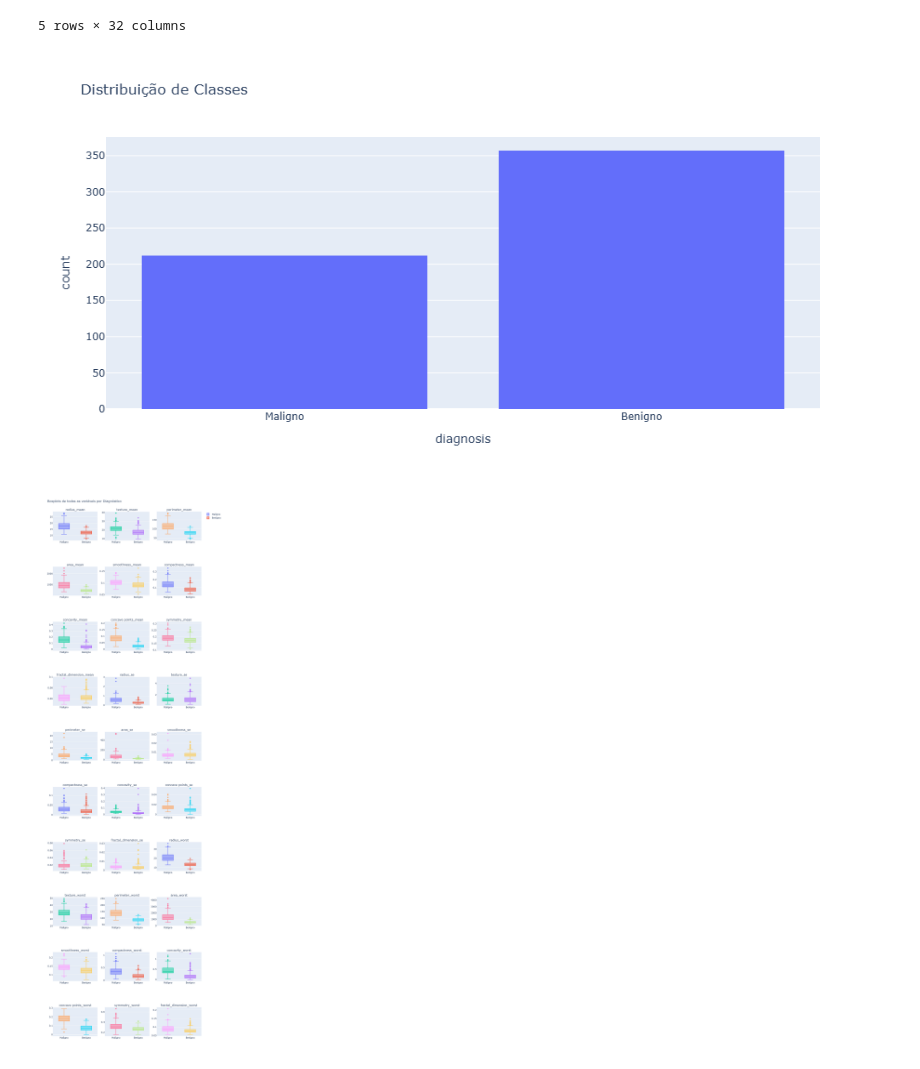
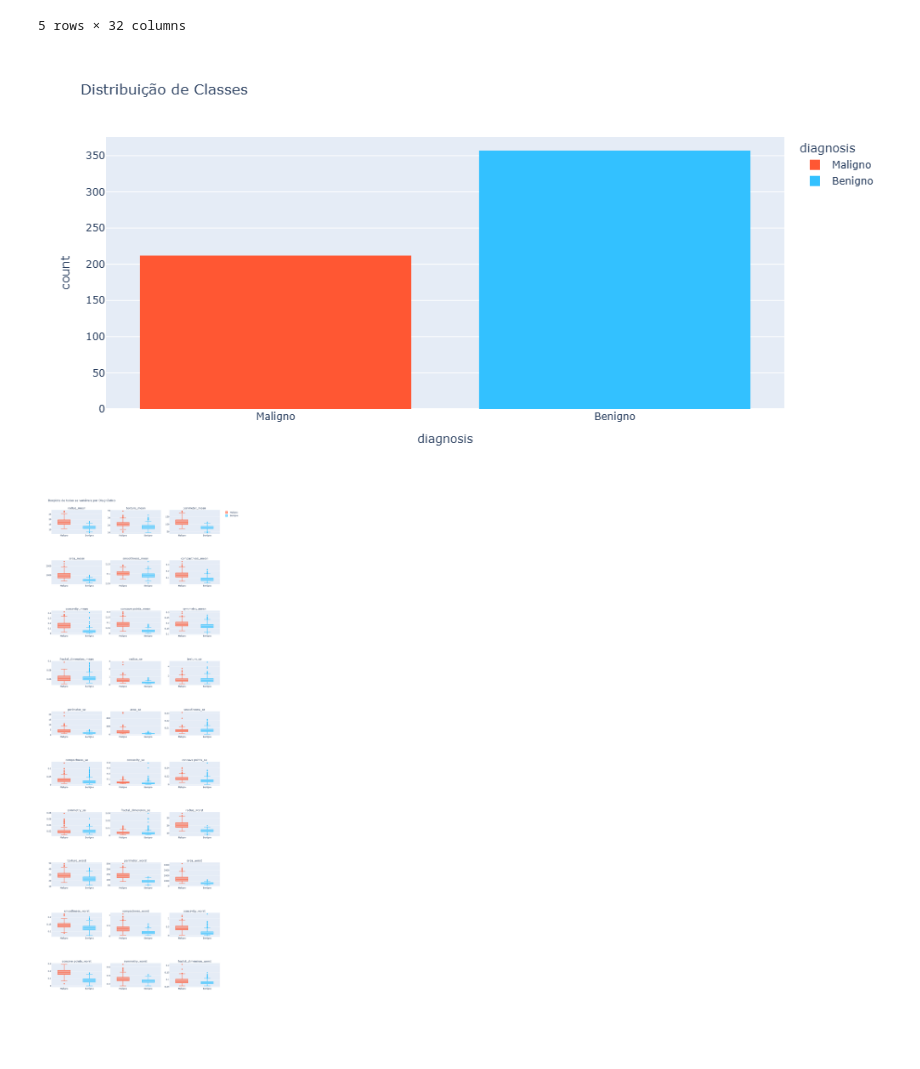
Before and after one commit to KauaHenSilva/trabalho_topicos_5, a Jupyter notebook: main.ipynb, the cells around one changed output. Saved outputs shown, nothing was run; the diff lists cells and outputs as text; code cells hidden in the pictures.

```diff
--- a/main.ipynb
+++ b/main.ipynb
@@ -53,43 +39,44 @@ df_dataset.head()
 | 3 | 84348301 | Maligno | 11.42 | 20.38 | 77.58 | 386.1 | 0.14250 | ... |
 | 4 | 84358402 | Maligno | 20.29 | 14.34 | 135.10 | 1297.0 | 0.10030 | ... |
 5 rows × 32 columns
+# %%
+n_cols = 3
+width_graph = 1200
+n_rows = (len(df_dataset.columns) + n_cols - 1) // n_cols
+color_maligono = '#FF5733'
+color_benigno = '#33C1FF'
 # %%
-px.histogram(df_dataset, x='diagnosis', title='Distribuição de Classes', width=1000)
+px.histogram(df_dataset, x='diagnosis', title='Distribuição de Classes', width=1000, color='diagnosis', color_discrete_map={'Maligno': color_maligono, 'Benigno': color_benigno})
 # %% [output]
-[figure, old version]
+[figure, new version]
 # %%
-colunas_numericas = [col for col in df_dataset.select_dtypes(include=['float64', 'int64']).columns if col != 'id']
-
-n_cols = 3
-n_rows = (len(colunas_numericas) + n_cols - 1) // n_cols
-
 fig = make_subplots(
     rows=n_rows,
     cols=n_cols,
-    subplot_titles=colunas_numericas,
+    subplot_titles=df_dataset.columns[2:],
     vertical_spacing=0.05,
     horizontal_spacing=0.05
 )
 
-for idx, coluna in enumerate(colunas_numericas):
+for idx, coluna in enumerate(df_dataset.columns[2:]):
     row = idx // n_cols + 1
     col = idx % n_cols + 1
 
     for diagnosis in df_dataset['diagnosis'].unique():
         df_filtrado = df_dataset[df_dataset['diagnosis'] == diagnosis]
         fig.add_trace(
-            go.Box(y=df_filtrado[coluna], name=diagnosis, showlegend=(idx == 0)),
+            go.Box(y=df_filtrado[coluna], name=diagnosis, showlegend=(idx == 0), marker_color=color_maligono if diagnosis == 'Maligno' else color_benigno),
             row=row,
             col=col
         )
 
 fig.update_layout(
     height=300 * n_rows,  # Reduzido para compactar mais
-    width=1000,
+    width=width_graph,
     title_text="Boxplots de todas as variáveis por Diagnóstico",
     showlegend=True
 )
 fig.show()
 # %% [output]
-[figure, old version]
+[figure, new version]
 # %%
```
Also changed, not shown: parts of 12 cells of this notebook, 2 other files.
